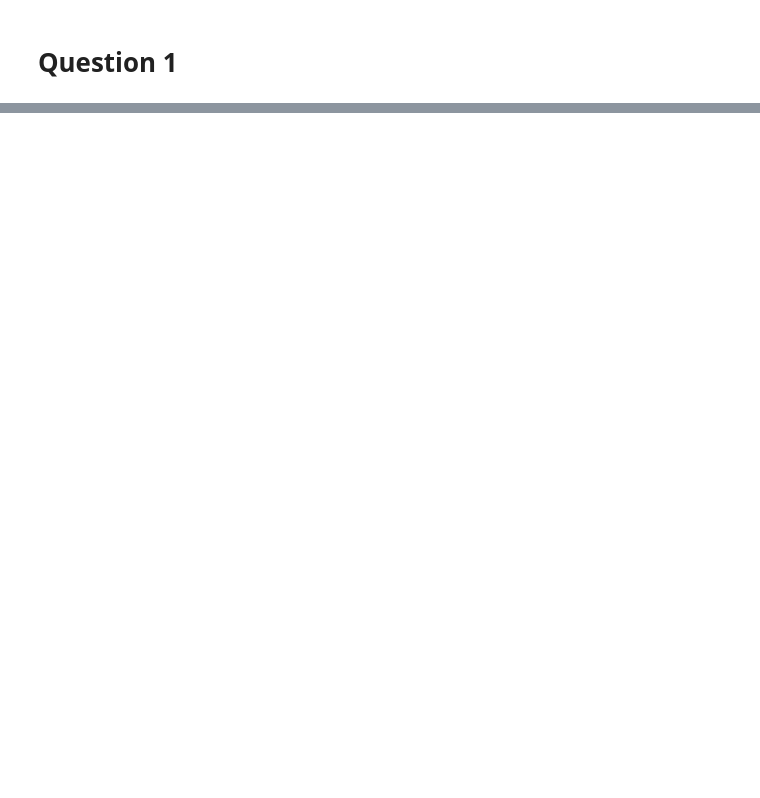
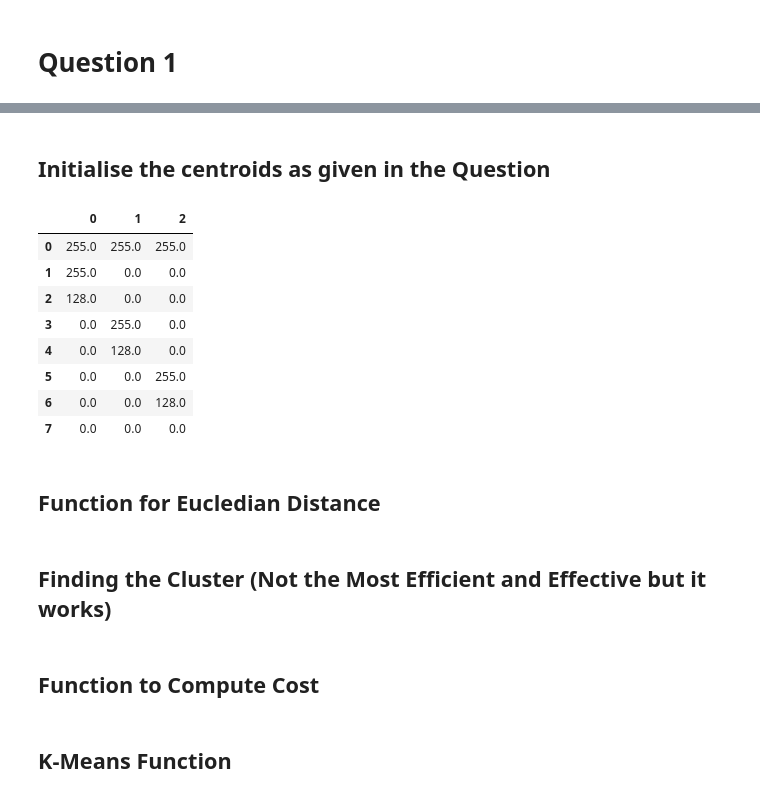
Before and after one commit to IC088/01.112-Machine-Learning-2019-Homework, a Jupyter notebook: HW2/HomeWork 2.ipynb, the cells around one changed output, grey strips where cells are left out. Cells and saved outputs as stored; diff of their text form; code cells hidden in the pictures; blank space fills up the shorter version.

```diff
--- a/HW2/HomeWork 2.ipynb
+++ b/HW2/HomeWork 2.ipynb
@@ -32,0 +48,18 @@ x = np.array(data, dtype='float64')
+# %% [markdown]
+## Initialise the centroids as given in the Question
+# %%
+initial_centroids = [[255,255, 255],[255,0,0],[128,0,0],[0,255,0],[0,128,0],[0,0,255],[0,0,128],[0,0,0]]
+initial_centroids = np.array(initial_centroids, dtype='float64')
+pd.DataFrame(initial_centroids)
+# %% [output]
+|  | 0 | 1 | 2 |
+| 0 | 255.0 | 255.0 | 255.0 |
+| 1 | 255.0 | 0.0 | 0.0 |
+| 2 | 128.0 | 0.0 | 0.0 |
+| 3 | 0.0 | 255.0 | 0.0 |
+| 4 | 0.0 | 128.0 | 0.0 |
+| 5 | 0.0 | 0.0 | 255.0 |
+| 6 | 0.0 | 0.0 | 128.0 |
+| 7 | 0.0 | 0.0 | 0.0 |
+# %% [markdown]
+## Function for Eucledian Distance
@@ -32,0 +69,2 @@ x = np.array(data, dtype='float64')
+# %% [markdown]
+## Finding the Cluster (Not the Most Efficient and Effective but it works)
@@ -32,0 +99,2 @@ x = np.array(data, dtype='float64')
+# %% [markdown]
+## Function to Compute Cost
@@ -32,0 +112,2 @@ x = np.array(data, dtype='float64')
+# %% [markdown]
+## K-Means Function
```
Also changed, not shown: parts of 35 cells of this notebook, 13 other files.
